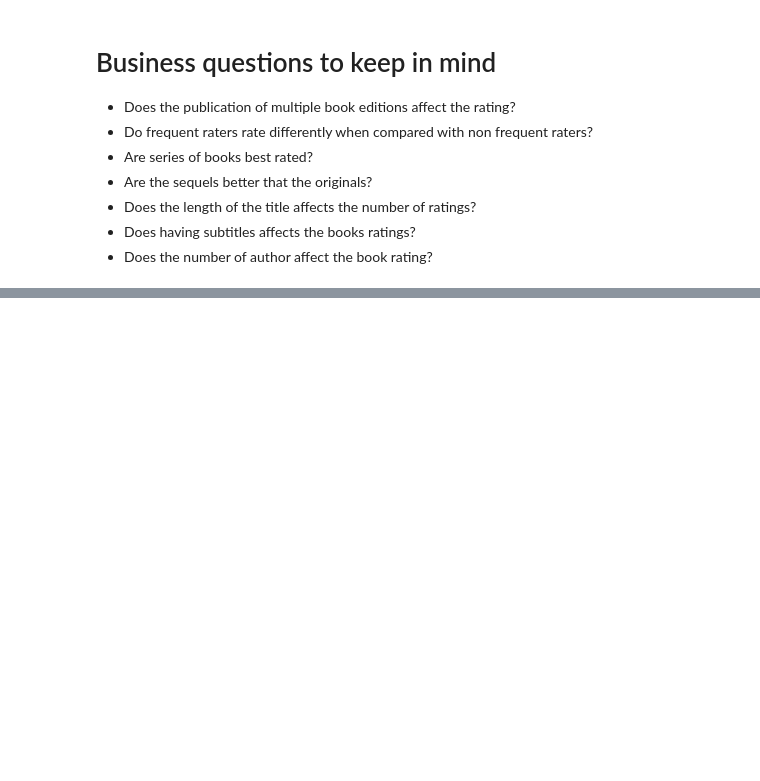
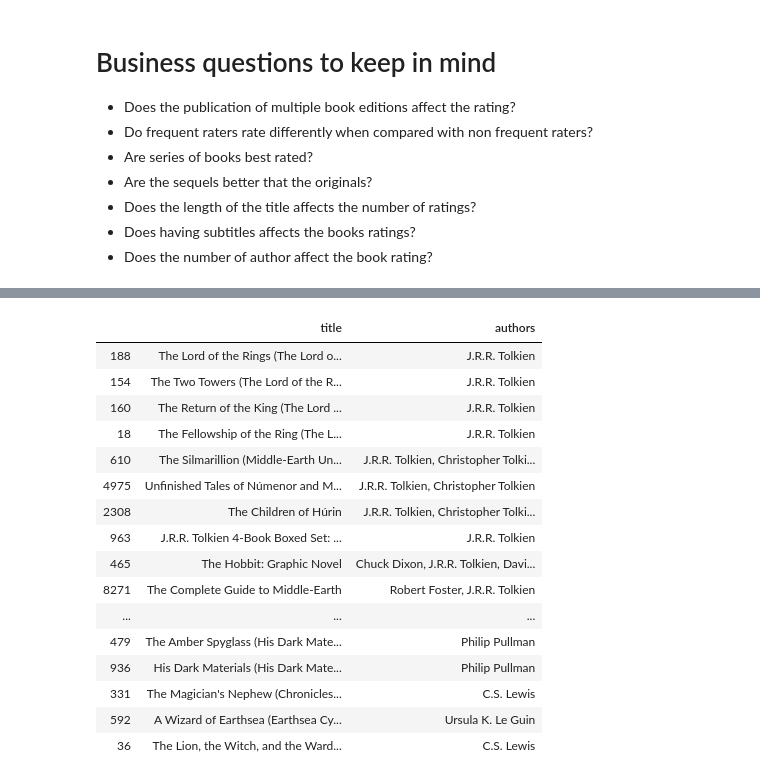
Before and after one commit to tiagocabo/recommender_systems_examples, a Jupyter notebook: Standford_youtube.ipynb, the cells around one changed output, grey strips where cells are left out. Saved outputs shown, nothing was run; the diff lists cells and outputs as text; code cells hidden in the pictures; blank space fills up the shorter version.

```diff
--- a/Standfor_youtube.ipynb
+++ b/Standford_youtube.ipynb
@@ -298,0 +517,2 @@ A particular example is the relationship between the rating and the rating count
+# %%
+tmp_df = book_tags_merged.groupby('goodreads_book_id')['tag_name'].apply(lambda x: ' '.join(x)).reset_index()
@@ -298,0 +623,22 @@ A particular example is the relationship between the rating and the rating count
+# %%
+ref_title = 'The Hobbit'
+titles_index = reccommend_books(ref_title)
+books.loc[titles_index , ['title', 'authors']]
+# %% [output]
+|  | title | authors |
+| 188 | The Lord of the Rings (The Lord o... | J.R.R. Tolkien |
+| 154 | The Two Towers (The Lord of the R... | J.R.R. Tolkien |
+| 160 | The Return of the King (The Lord ... | J.R.R. Tolkien |
+| 18 | The Fellowship of the Ring (The L... | J.R.R. Tolkien |
+| 610 | The Silmarillion (Middle-Earth Un... | J.R.R. Tolkien, Christopher Tolki... |
+| 4975 | Unfinished Tales of Númenor and M... | J.R.R. Tolkien, Christopher Tolkien |
+| 2308 | The Children of Húrin | J.R.R. Tolkien, Christopher Tolki... |
+| 963 | J.R.R. Tolkien 4-Book Boxed Set: ... | J.R.R. Tolkien |
+| 465 | The Hobbit: Graphic Novel | Chuck Dixon, J.R.R. Tolkien, Davi... |
+| 8271 | The Complete Guide to Middle-Earth | Robert Foster, J.R.R. Tolkien |
+| ... | ... | ... |
+| 479 | The Amber Spyglass (His Dark Mate... | Philip Pullman |
+| 936 | His Dark Materials (His Dark Mate... | Philip Pullman |
+| 331 | The Magician's Nephew (Chronicles... | C.S. Lewis |
+| 592 | A Wizard of Earthsea (Earthsea Cy... | Ursula K. Le Guin |
+| 36 | The Lion, the Witch, and the Ward... | C.S. Lewis |
```
Also changed, not shown: parts of 53 cells of this notebook.
